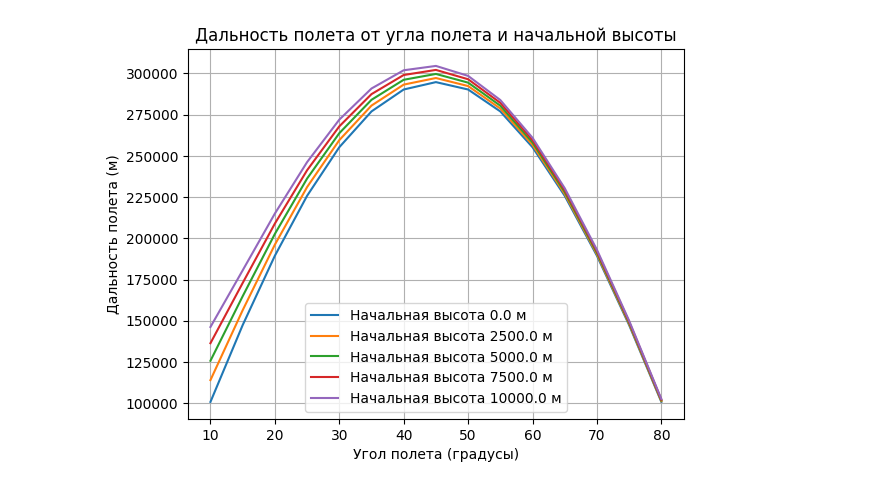
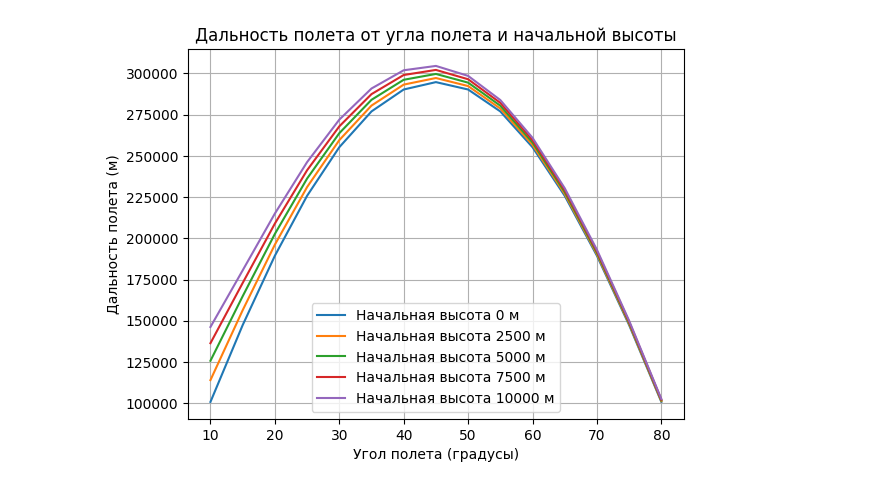
Before and after one commit to tyrty23/MatModel, a Jupyter notebook: lab3/src/2_ballistic_missile.ipynb, the cells around one changed output. Saved outputs shown, nothing was run; the diff lists cells and outputs as text; code cells hidden in the pictures.

```diff
--- a/lab3/src/2_ballistic_missile.ipynb
+++ b/lab3/src/2_ballistic_missile.ipynb
@@ -6,7 +6,7 @@ def flight_range(V0, g, angle, h_start):
     """
     V0: начальная скорость ракеты
     g: ускорение свободного падения
-    angle: угол полета (в радианах)
+    angle: угол полета (в градусах)
     h_start: начальная высота
     return: дальность полета
     """
@@ -22,33 +22,34 @@ def analyze_flight_ranges(V_g, m_p, m_n, m_t, angles, h_start_values, g=9.81):
     m_n: масса несгоревшей конструкции
     m_t: общая масса топлива
     angles: список углов полета (в градусах)
     h_start_values: список начальных высот
     g: ускорение свободного падения
     """
     for h_start in h_start_values:
         distances = []
         for angle in angles:
             V0 = V_g * np.log((m_p + m_n + m_t) / (m_p + m_n))
             distance = flight_range(V0, g, angle, h_start)
             distances.append(distance)
 
-        plt.plot(angles, distances, label=f"Начальная высота {h_start} м")
+        plt.plot(angles, distances, label=f"Начальная высота {h_start:.0f} м")
 
     plt.xlabel("Угол полета (градусы)")
     plt.ylabel("Дальность полета (м)")
     plt.title("Дальность полета от угла полета и начальной высоты")
     plt.legend()
     plt.grid(True)
     plt.show()
 
 
+
 V_g = 2500
 m_p = 500
 m_n = 1500
 m_t = 3000
 angles = np.linspace(10, 80, 15)
-h_start_values = np.linspace(0,10000, 5)
+h_start_values = np.linspace(0, 10000, 5)
 
 analyze_flight_ranges(V_g, m_p, m_n, m_t, angles, h_start_values)
 # %% [output]
-[figure, old version]
+[figure, new version]
```
Also changed, not shown: parts of 2 cells of this notebook, 3 other files.
